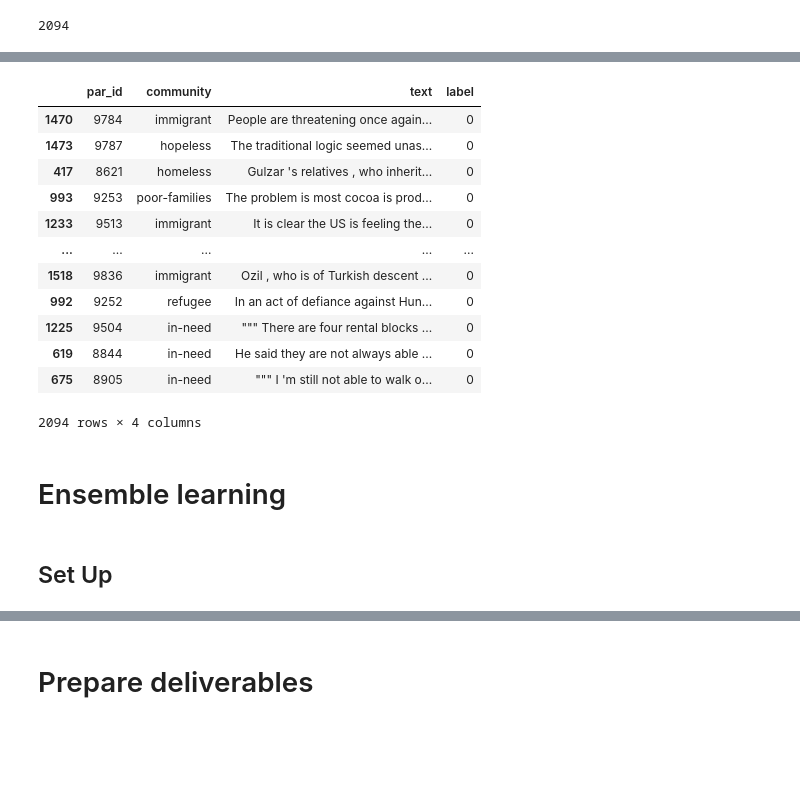
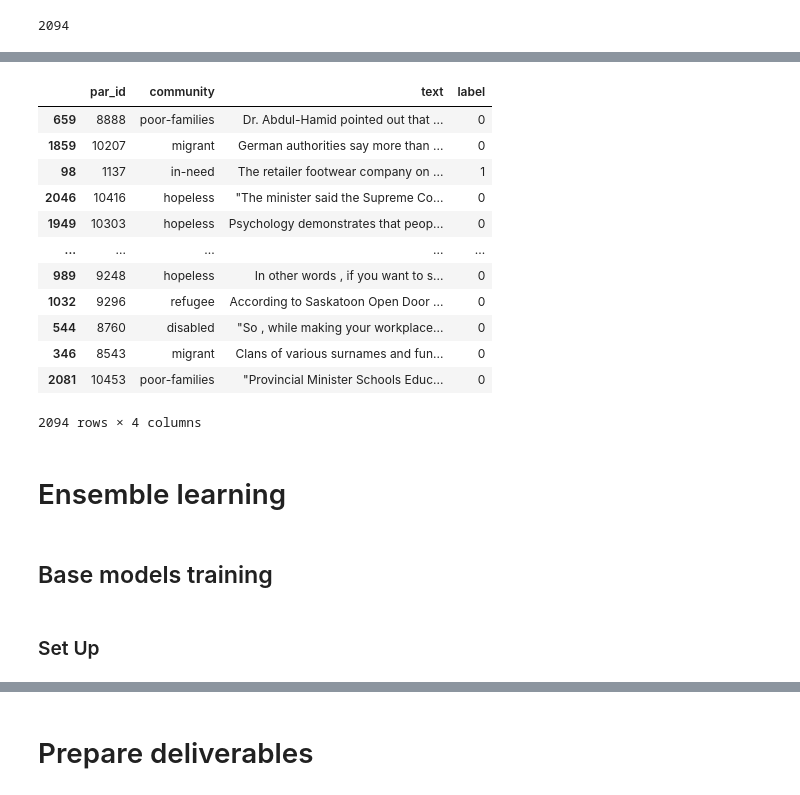
Before and after one commit to christin-s/nlp-pcl-analysis, a Jupyter notebook: Ensemble_learning_approach.ipynb, the cells around one changed output, grey strips where cells are left out. Saved outputs shown, nothing was run; the diff lists cells and outputs as text; code cells hidden in the pictures; blank space fills up the shorter version.

```diff
--- a/Ensemble_learning_approach.ipynb
+++ b/Ensemble_learning_approach.ipynb
@@ -390,5 +362,5 @@ len(rows)
 # %% [output]
 2094
 # %%
-tedf1 = pd.DataFrame(rows)
+official_dev_df = pd.DataFrame(rows)
 # %%
@@ -412,25 +384,27 @@ print(tedf1)
 
 [2094 rows x 4 columns]
 # %%
-tedf1.sample(frac=1)
+official_dev_df.sample(frac=1)
 # %% [output]
 |  | par_id | community | text | label |
-| 1470 | 9784 | immigrant | People are threatening once again... | 0 |
-| 1473 | 9787 | hopeless | The traditional logic seemed unas... | 0 |
-| 417 | 8621 | homeless | Gulzar 's relatives , who inherit... | 0 |
-| 993 | 9253 | poor-families | The problem is most cocoa is prod... | 0 |
-| 1233 | 9513 | immigrant | It is clear the US is feeling the... | 0 |
+| 659 | 8888 | poor-families | Dr. Abdul-Hamid pointed out that ... | 0 |
+| 1859 | 10207 | migrant | German authorities say more than ... | 0 |
+| 98 | 1137 | in-need | The retailer footwear company on ... | 1 |
+| 2046 | 10416 | hopeless | "The minister said the Supreme Co... | 0 |
+| 1949 | 10303 | hopeless | Psychology demonstrates that peop... | 0 |
 | ... | ... | ... | ... | ... |
-| 1518 | 9836 | immigrant | Ozil , who is of Turkish descent ... | 0 |
-| 992 | 9252 | refugee | In an act of defiance against Hun... | 0 |
-| 1225 | 9504 | in-need | """ There are four rental blocks ... | 0 |
-| 619 | 8844 | in-need | He said they are not always able ... | 0 |
-| 675 | 8905 | in-need | """ I 'm still not able to walk o... | 0 |
+| 989 | 9248 | hopeless | In other words , if you want to s... | 0 |
+| 1032 | 9296 | refugee | According to Saskatoon Open Door ... | 0 |
+| 544 | 8760 | disabled | "So , while making your workplace... | 0 |
+| 346 | 8543 | migrant | Clans of various surnames and fun... | 0 |
+| 2081 | 10453 | poor-families | "Provincial Minister Schools Educ... | 0 |
 2094 rows × 4 columns
 # %% [markdown]
 # Ensemble learning
+# %% [markdown]
+## Base models training
 # %% [markdown]
-## Set Up
+### Set Up
 # %%
 import torch
 import torch.nn as nn
```
Also changed, not shown: parts of 34 cells of this notebook, 2 other files.
